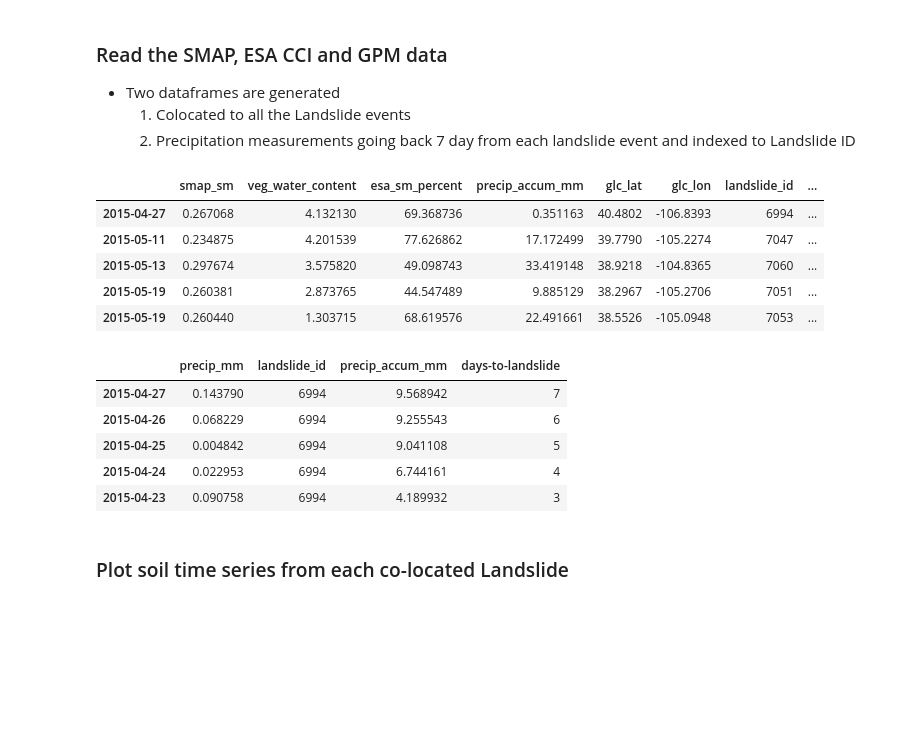
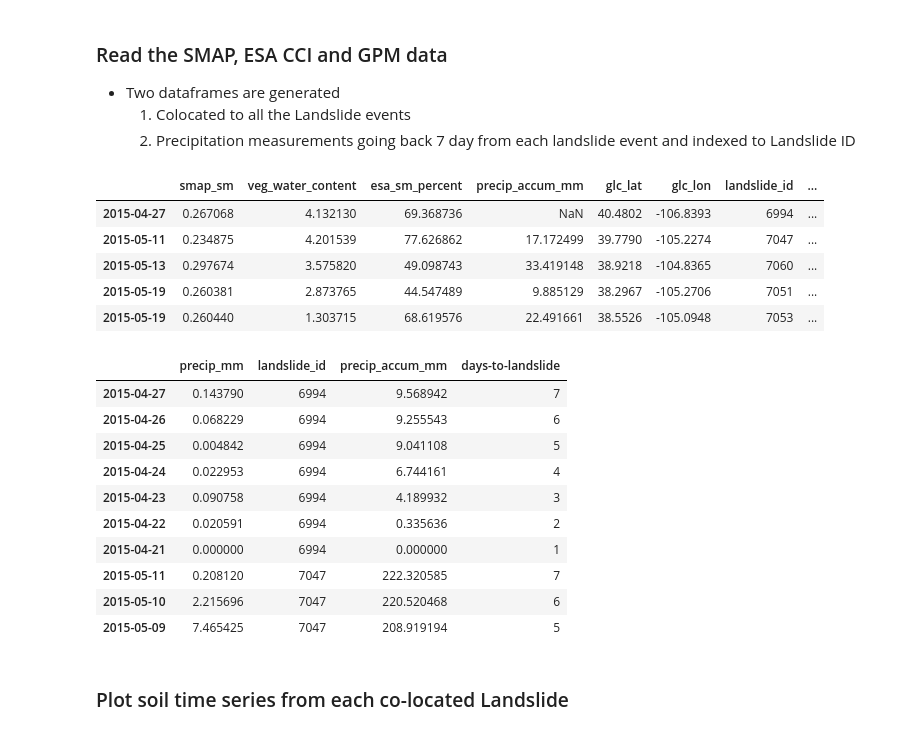
Before and after one commit to jacquiewitte/capstone-landslides-soilmoisture, a Jupyter notebook: landslide_precip_soilm.ipynb, the cells around one changed output. Saved outputs shown, nothing was run; the diff lists cells and outputs as text; code cells hidden in the pictures; blank space fills up the shorter version.

```diff
--- a/landslide_precip_soilm.ipynb
+++ b/landslide_precip_soilm.ipynb
@@ -326,7 +423,12 @@ for i, ls_date in enumerate(glc_co_gt2015.index):
     smap_sm.append(np.nanmax(sm_mean))
     smap_wc.append(np.nanmax(vegwc_mean))
     esa_sm.append(np.nanmax(esa_mean))
-    precip_accum.append(np.nansum(precip))
+
+    # Filter for low precipitation values
+    if np.nansum(precip) < 0.4:
+        precip_accum.append(np.nan)
+    else:
+        precip_accum.append(np.nansum(precip))
 
 # Create a soils and precip dataFrame
 landslide_df = pd.DataFrame(smap_sm,
@@ -353,7 +455,11 @@ landslide_precip7d_df['landslide_id'] = landslide7d_id
 # Add the cumulative precipitation
 accum = []
 for i, data in landslide_precip7d_df.groupby("landslide_id"):
-    accum.extend(np.flip(data['precip_mm'].cumsum().values))
+    res = data['precip_mm'].cumsum().values
+    if res[-1] > 0.4:
+        accum.extend(np.flip(data['precip_mm'].cumsum().values))
+    else:
+        accum.extend([np.nan]*periods)
 
 landslide_precip7d_df['precip_accum_mm'] = accum
 landslide_precip7d_df['days-to-landslide'] = count_down
@@ -369,20 +475,25 @@ landslide_df['precip_accum_norm'] = accum_norm
 landslide_df.head()
 # %% [output]
 |  | smap_sm | veg_water_content | esa_sm_percent | precip_accum_mm | glc_lat | glc_lon | landslide_id | ... |
-| 2015-04-27 | 0.267068 | 4.132130 | 69.368736 | 0.351163 | 40.4802 | -106.8393 | 6994 | ... |
+| 2015-04-27 | 0.267068 | 4.132130 | 69.368736 | NaN | 40.4802 | -106.8393 | 6994 | ... |
 | 2015-05-11 | 0.234875 | 4.201539 | 77.626862 | 17.172499 | 39.7790 | -105.2274 | 7047 | ... |
 | 2015-05-13 | 0.297674 | 3.575820 | 49.098743 | 33.419148 | 38.9218 | -104.8365 | 7060 | ... |
 | 2015-05-19 | 0.260381 | 2.873765 | 44.547489 | 9.885129 | 38.2967 | -105.2706 | 7051 | ... |
 | 2015-05-19 | 0.260440 | 1.303715 | 68.619576 | 22.491661 | 38.5526 | -105.0948 | 7053 | ... |
 # %%
-landslide_precip7d_df.head()
+landslide_precip7d_df.iloc[0:10]
 # %% [output]
 |  | precip_mm | landslide_id | precip_accum_mm | days-to-landslide |
 | 2015-04-27 | 0.143790 | 6994 | 9.568942 | 7 |
 | 2015-04-26 | 0.068229 | 6994 | 9.255543 | 6 |
 | 2015-04-25 | 0.004842 | 6994 | 9.041108 | 5 |
 | 2015-04-24 | 0.022953 | 6994 | 6.744161 | 4 |
 | 2015-04-23 | 0.090758 | 6994 | 4.189932 | 3 |
+| 2015-04-22 | 0.020591 | 6994 | 0.335636 | 2 |
+| 2015-04-21 | 0.000000 | 6994 | 0.000000 | 1 |
+| 2015-05-11 | 0.208120 | 7047 | 222.320585 | 7 |
+| 2015-05-10 | 2.215696 | 7047 | 220.520468 | 6 |
+| 2015-05-09 | 7.465425 | 7047 | 208.919194 | 5 |
 # %% [markdown]
 ### Plot soil time series from each co-located Landslide
 # %%
```
Also changed, not shown: parts of 8 cells of this notebook.
